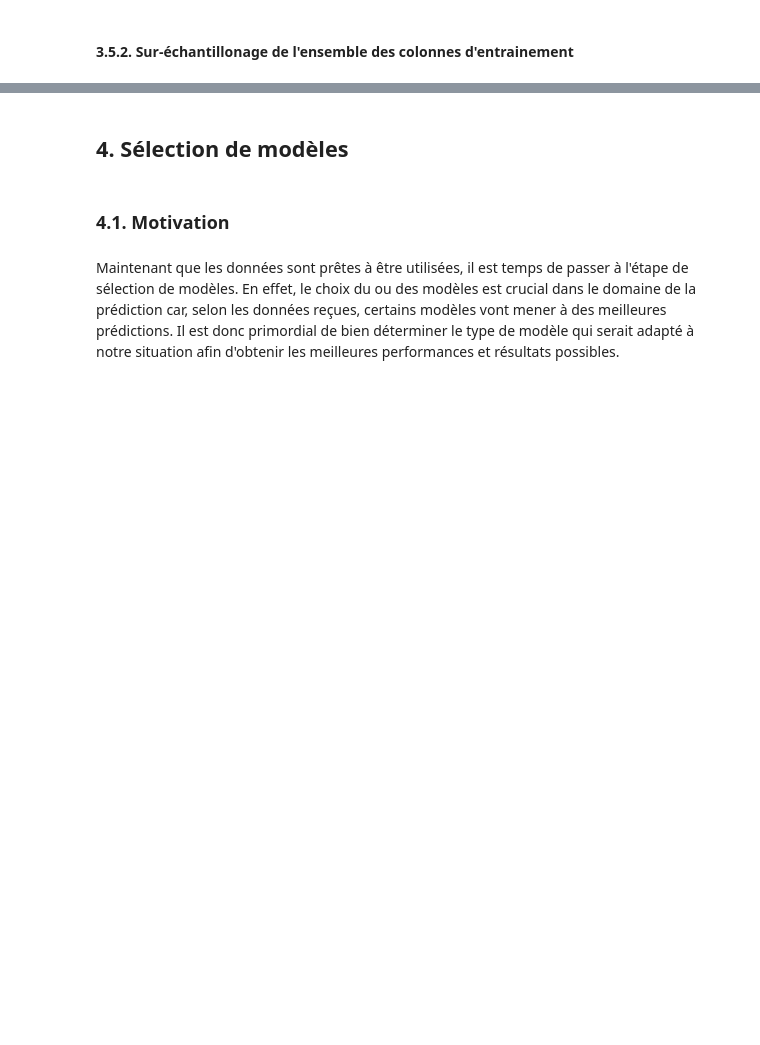
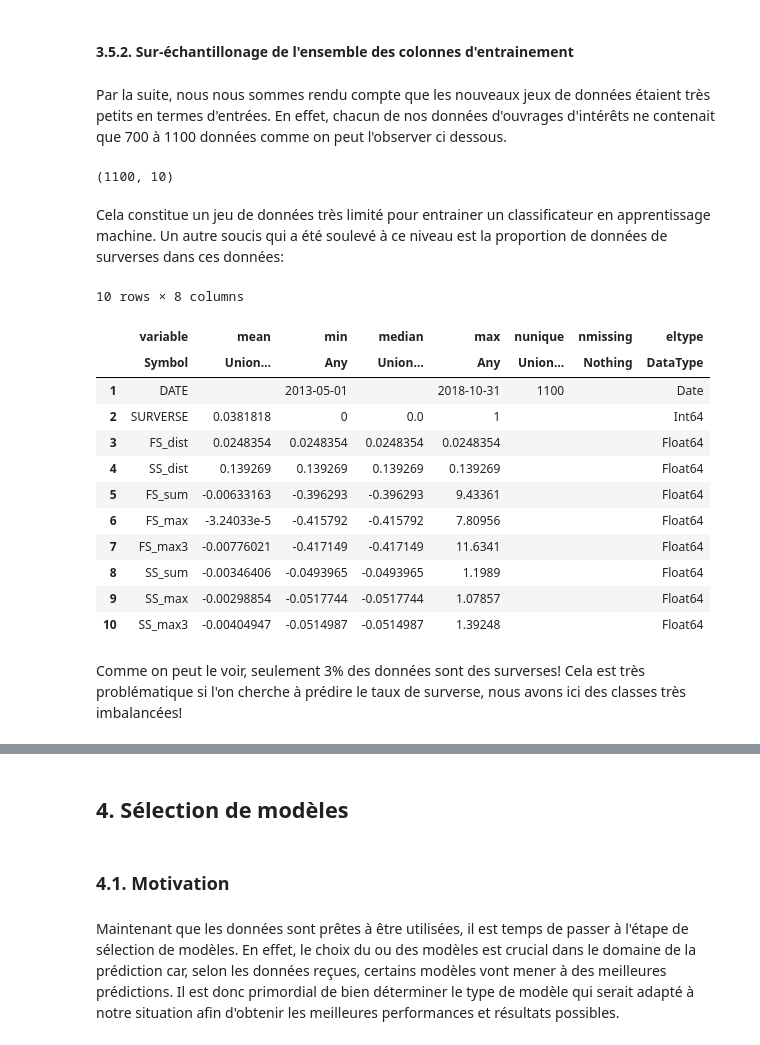
Before and after one commit to JeyzerMC/MTH3302-Project, a Jupyter notebook: rp_v2.ipynb, the cells around one changed output, grey strips where cells are left out. Cells and saved outputs as stored; diff of their text form; code cells hidden in the pictures; blank space fills up the shorter version.

Commit message:
MC: Traitement des données done

```diff
--- a/rp_v2.ipynb
+++ b/rp_v2.ipynb
@@ -1205,3 +1213,30 @@ Comme vu à la section [2.7. Isolation des ouvrages d'intérêts](#2.7.), nous a
 # %% [markdown]
 <a id="3.5.2."></a>
 #### 3.5.2. Sur-échantillonage de l'ensemble des colonnes d'entrainement
+# %% [markdown]
+Par la suite, nous nous sommes rendu compte que les nouveaux jeux de données étaient très petits en termes d'entrées. En effet, chacun de nos données d'ouvrages d'intérêts ne contenait que 700 à 1100 données comme on peut l'observer ci dessous.
+# %%
+ouvrage_4350 = CSV.read("data/parsed/ouvrage_4350.csv");
+size(ouvrage_4350)
+# %% [output]
+(1100, 10)
+# %% [markdown]
+Cela constitue un jeu de données très limité pour entrainer un classificateur en apprentissage machine. Un autre soucis qui a été soulevé à ce niveau est la proportion de données de surverses dans ces données:
+# %%
+describe(ouvrage_4350)
+# %% [output]
+10 rows × 8 columns
+|  | variable | mean | min | median | max | nunique | nmissing | eltype |
+|  | Symbol | Union… | Any | Union… | Any | Union… | Nothing | DataType |
+| 1 | DATE |  | 2013-05-01 |  | 2018-10-31 | 1100 |  | Date |
+| 2 | SURVERSE | 0.0381818 | 0 | 0.0 | 1 |  |  | Int64 |
+| 3 | FS_dist | 0.0248354 | 0.0248354 | 0.0248354 | 0.0248354 |  |  | Float64 |
+| 4 | SS_dist | 0.139269 | 0.139269 | 0.139269 | 0.139269 |  |  | Float64 |
+| 5 | FS_sum | -0.00633163 | -0.396293 | -0.396293 | 9.43361 |  |  | Float64 |
+| 6 | FS_max | -3.24033e-5 | -0.415792 | -0.415792 | 7.80956 |  |  | Float64 |
+| 7 | FS_max3 | -0.00776021 | -0.417149 | -0.417149 | 11.6341 |  |  | Float64 |
+| 8 | SS_sum | -0.00346406 | -0.0493965 | -0.0493965 | 1.1989 |  |  | Float64 |
+| 9 | SS_max | -0.00298854 | -0.0517744 | -0.0517744 | 1.07857 |  |  | Float64 |
+| 10 | SS_max3 | -0.00404947 | -0.0514987 | -0.0514987 | 1.39248 |  |  | Float64 |
+# %% [markdown]
+Comme on peut le voir, seulement 3% des données sont des surverses! Cela est très problématique si l'on cherche à prédire le taux de surverse, nous avons ici des classes très imbalancées!
```
Also changed, not shown: parts of 22 cells of this notebook, 1 other file.
